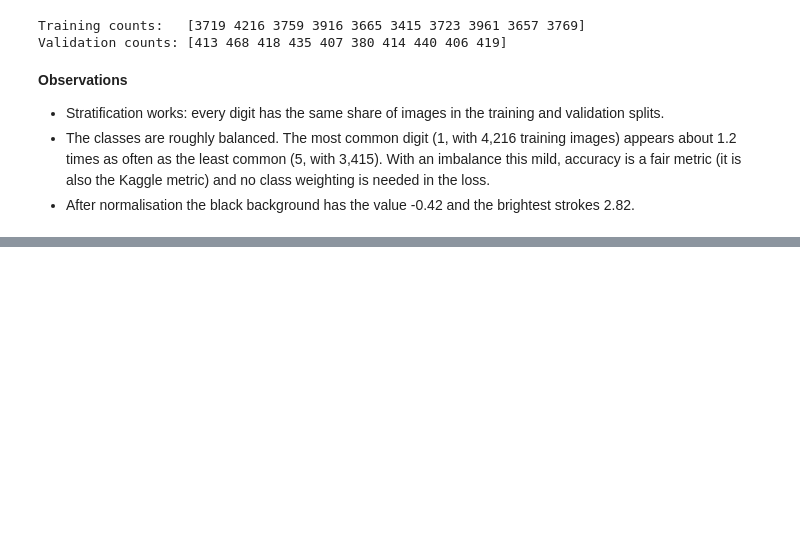
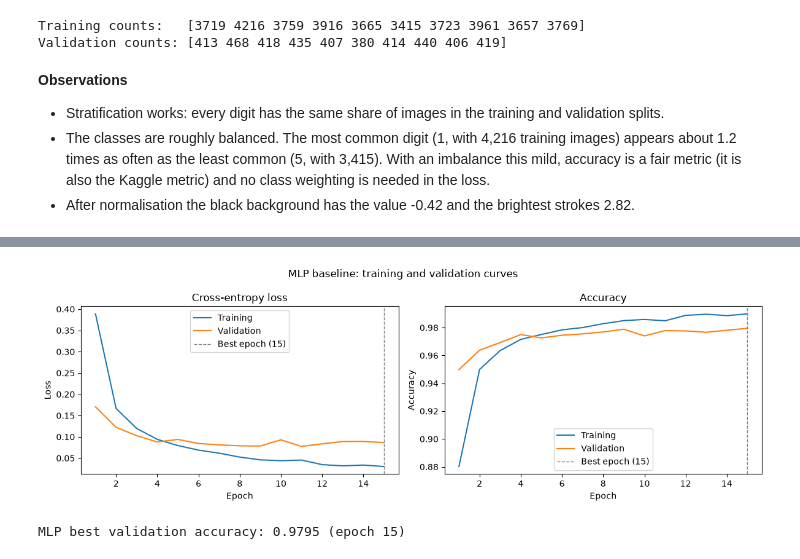
Before and after one commit to estellearnander/digit-recognizer, a Jupyter notebook: notebooks/digit_recognizer.ipynb, the cells around one changed output, grey strips where cells are left out. Drawn from its saved outputs; the diff is of its cells as text; code cells hidden in the pictures; blank space fills up the shorter version.

Commit message:
MLP baseline: models, training loop, plots

```diff
--- a/notebooks/digit_recognizer.ipynb
+++ b/notebooks/digit_recognizer.ipynb
@@ -158,0 +172,13 @@ Validation counts: [413 468 418 435 407 380 414 440 406 419]
+# %%
+from digit_recognizer import MLP, count_parameters, fit, plot_history
+
+EPOCHS = 15
+results = {}
+
+set_seed(SEED)
+mlp = MLP(hidden_dims=(256, 128), dropout=0.2)
+print(mlp)
+print("Trainable parameters:", count_parameters(mlp))
+
+logits = mlp(images[:4])
+print("Output shape for 4 images:", tuple(logits.shape))
@@ -158,0 +200,4 @@ Validation counts: [413 468 418 435 407 380 414 440 406 419]
+# %%
+set_seed(SEED)
+mlp_history = fit(mlp, train_loader, val_loader, epochs=EPOCHS, device=device, lr=1e-3)
+results["MLP"] = {"history": mlp_history, "params": count_parameters(mlp)}
@@ -158,0 +221,7 @@ Validation counts: [413 468 418 435 407 380 414 440 406 419]
+# %%
+plot_history(mlp_history, "MLP baseline: training and validation curves",
+             save_path=results_dir / "mlp_curves.png")
+print(f"MLP best validation accuracy: {mlp_history['best_val_acc']:.4f} (epoch {mlp_history['best_epoch']})")
+# %% [output]
+[figure, added]
+MLP best validation accuracy: 0.9795 (epoch 15)
```
Also changed, not shown: parts of 3 cells of this notebook, 5 other files.
